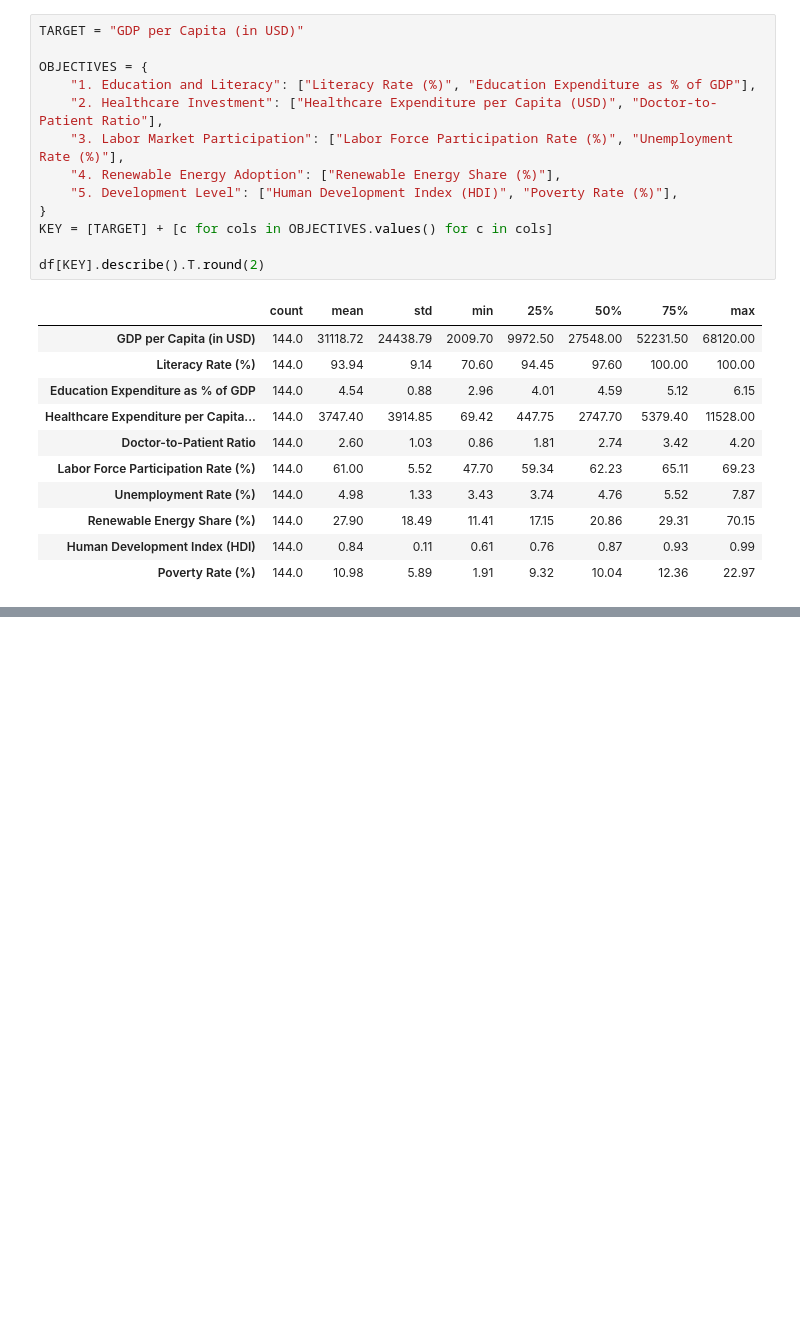
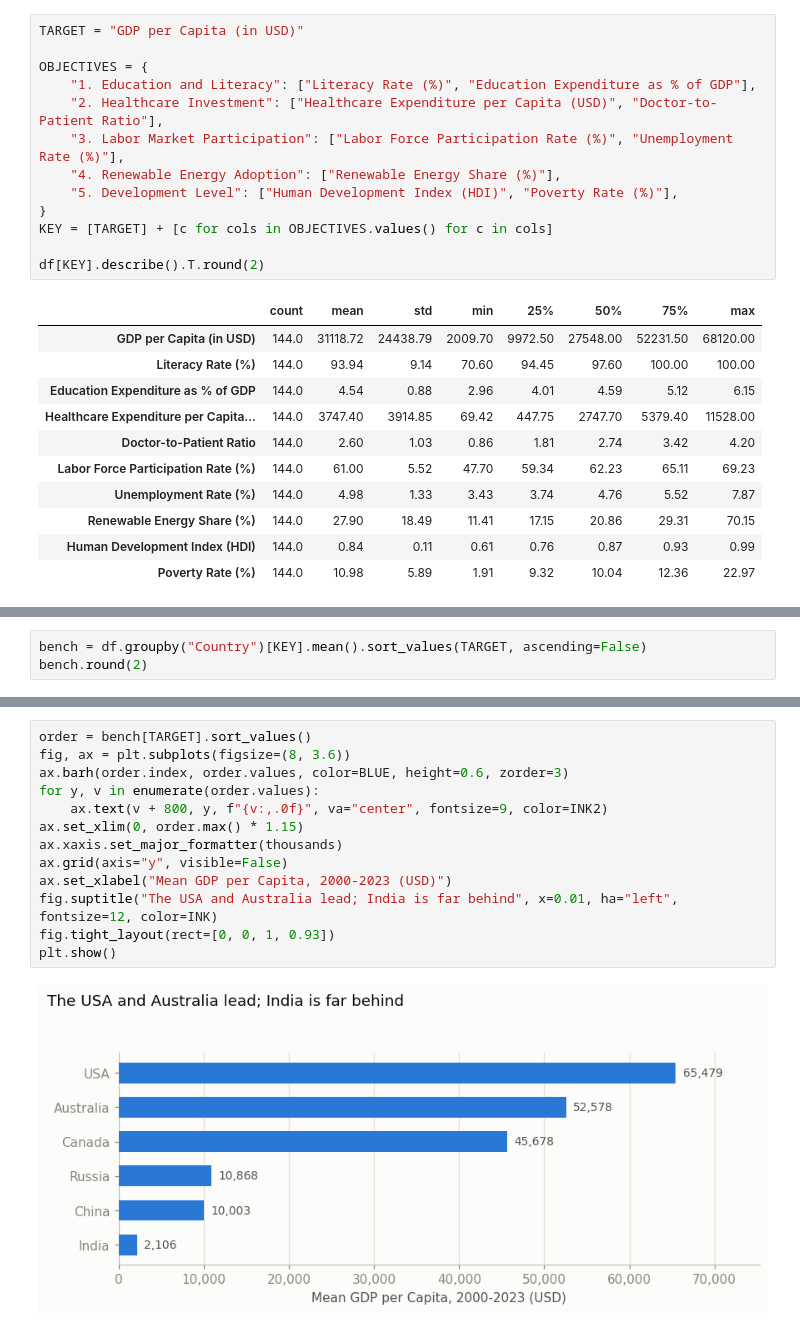
Before and after one commit to aaronawsg/capstone, a Jupyter notebook: Capstone_Economics_Analysis.ipynb, the cells around one changed output, grey strips where cells are left out. Drawn from its saved outputs; the diff is of its cells as text; blank space fills up the shorter version.

```diff
--- a/Capstone_Economics_Analysis.ipynb
+++ b/Capstone_Economics_Analysis.ipynb
@@ -225,0 +266,3 @@ df[KEY].describe().T.round(2)
+# %%
+bench = df.groupby("Country")[KEY].mean().sort_values(TARGET, ascending=False)
+bench.round(2)
@@ -225,0 +278,15 @@ df[KEY].describe().T.round(2)
+# %%
+order = bench[TARGET].sort_values()
+fig, ax = plt.subplots(figsize=(8, 3.6))
+ax.barh(order.index, order.values, color=BLUE, height=0.6, zorder=3)
+for y, v in enumerate(order.values):
+    ax.text(v + 800, y, f"{v:,.0f}", va="center", fontsize=9, color=INK2)
+ax.set_xlim(0, order.max() * 1.15)
+ax.xaxis.set_major_formatter(thousands)
+ax.grid(axis="y", visible=False)
+ax.set_xlabel("Mean GDP per Capita, 2000-2023 (USD)")
+fig.suptitle("The USA and Australia lead; India is far behind", x=0.01, ha="left", fontsize=12, color=INK)
+fig.tight_layout(rect=[0, 0, 1, 0.93])
+plt.show()
+# %% [output]
+[figure, added]
```
Also changed, not shown: parts of 13 cells of this notebook.
